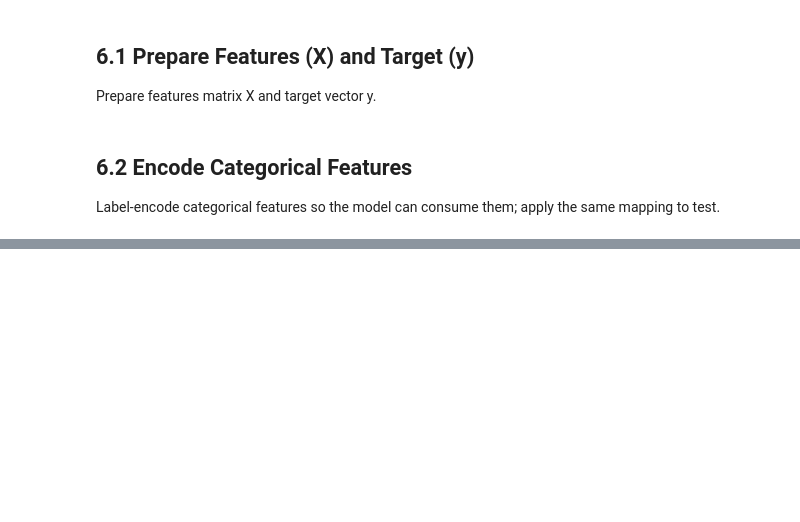
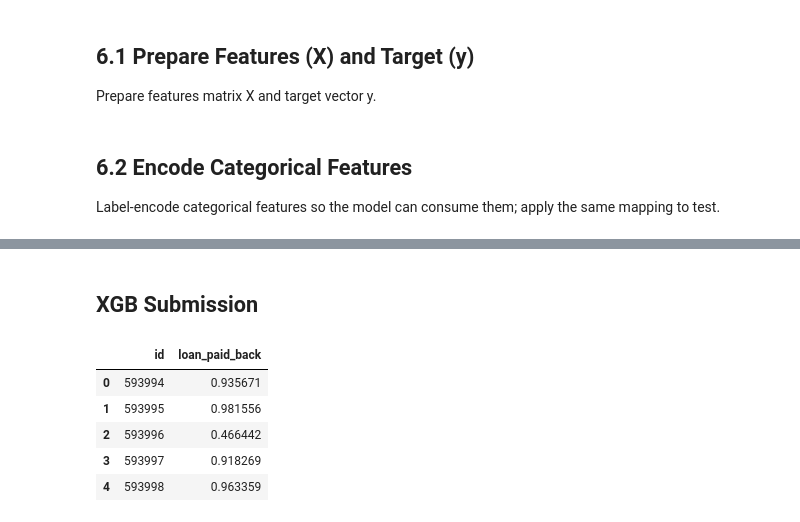
Before and after one commit to pieterrotteveel/Predicting-Loan-Payback, a Jupyter notebook: predcition_model_for_loan_payback.ipynb, the cells around one changed output, grey strips where cells are left out. Saved outputs shown, nothing was run; the diff lists cells and outputs as text; code cells hidden in the pictures; blank space fills up the shorter version.

```diff
--- a/predcition_model_for_loan_payback.ipynb
+++ b/predcition_model_for_loan_payback.ipynb
@@ -592,8 +610,13 @@ NameError: name 'LGBMClassifier' is not defined
+# %% [markdown]
+## XGB Submission
 # %%
-xgb_pred = xgb_model.predict_proba(test)[:, 1]
-
-ensemble_pred = 0.8 * xgb_pred + 0.2 * lgb_pred
-
-submission['loan_paid_back'] = ensemble_pred
-submission.to_csv('submission_test2.csv', index=False)
-submission.head()
+xgb_submission['loan_paid_back'] = xgb_test_preds
+xgb_submission.to_csv('xgb_submission.csv', index=False)
+xgb_submission.head()
+# %% [output]
+|  | id | loan_paid_back |
+| 0 | 593994 | 0.935671 |
+| 1 | 593995 | 0.981556 |
+| 2 | 593996 | 0.466442 |
+| 3 | 593997 | 0.918269 |
+| 4 | 593998 | 0.963359 |
```
Also changed, not shown: parts of 14 cells of this notebook, 3 other files.
